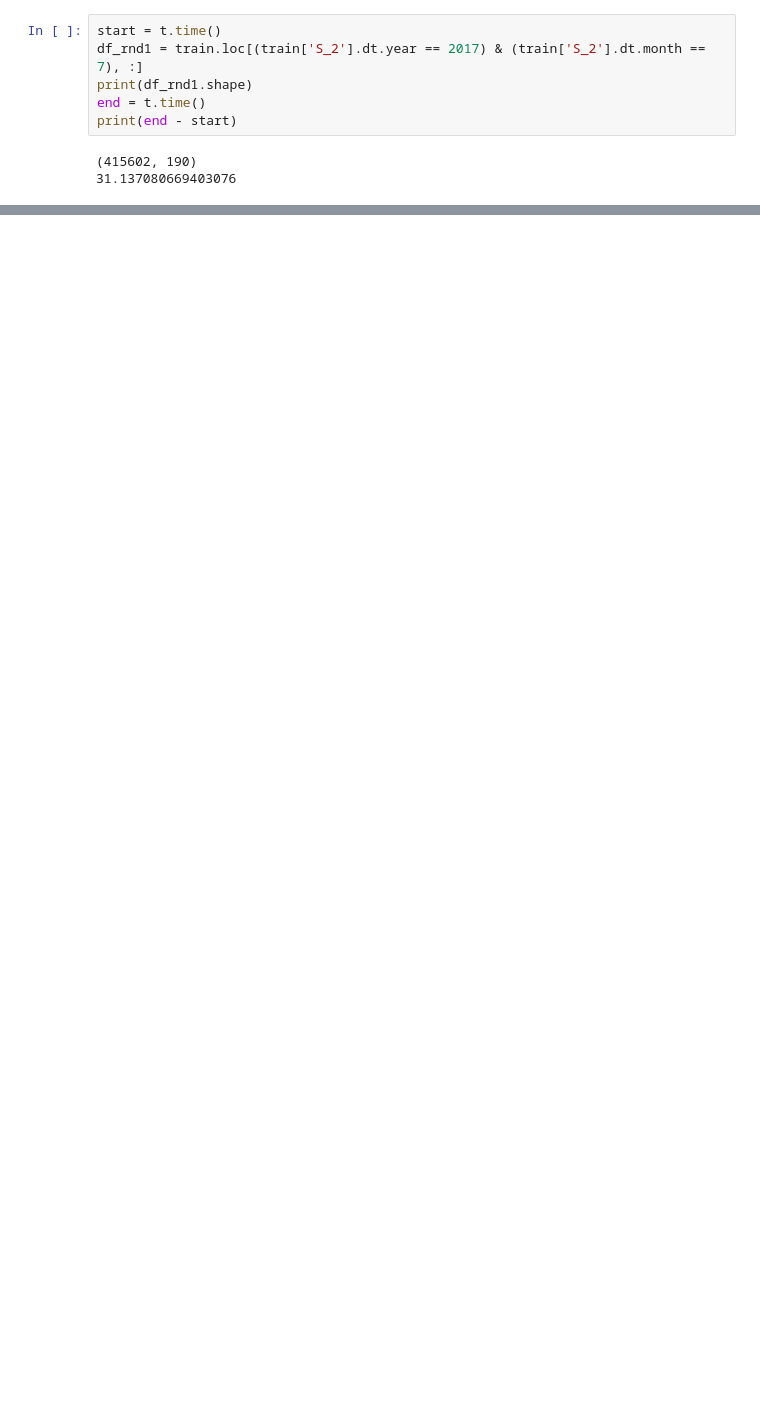
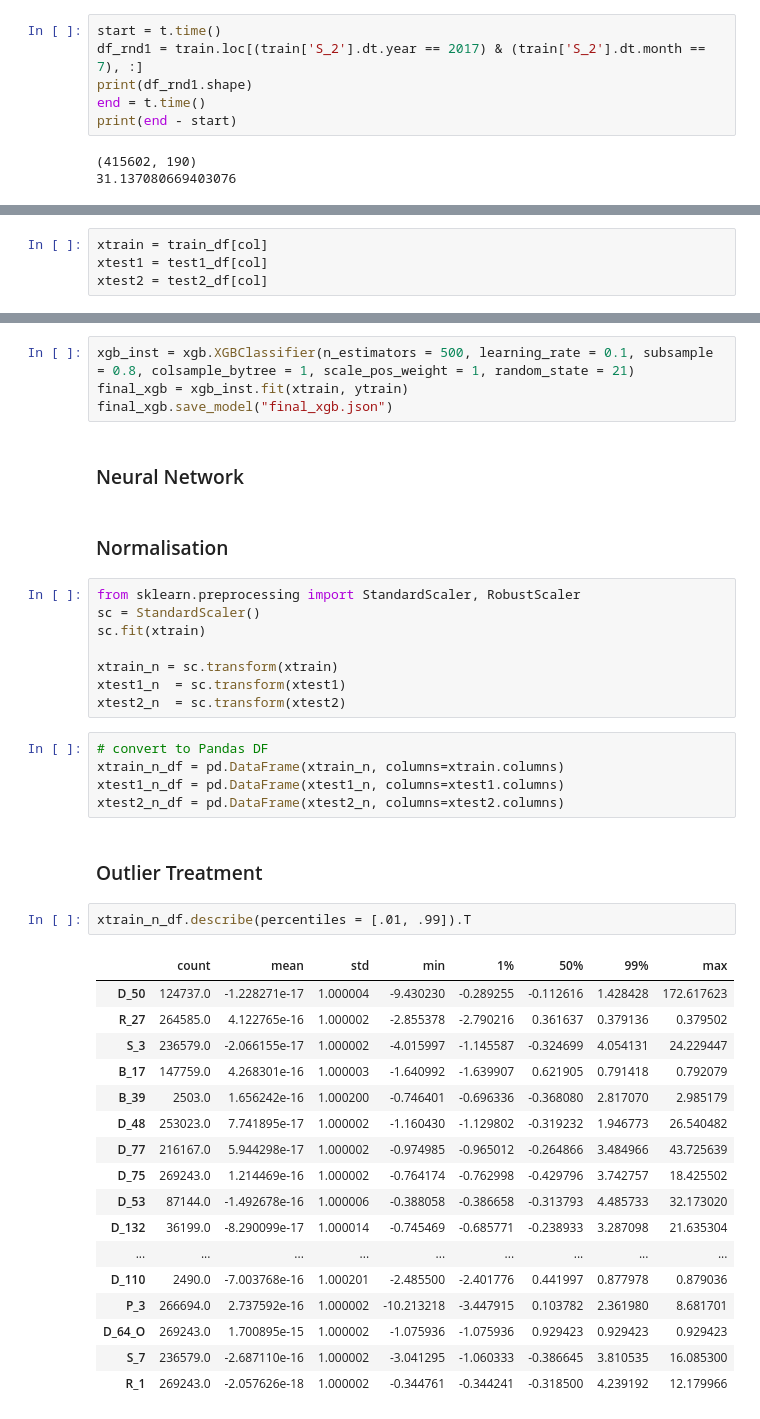
Before and after one commit to Shritej24c/Credit-Default-Pred, a Jupyter notebook: XGB.ipynb, the cells around one changed output, grey strips where cells are left out. Saved outputs shown, nothing was run; the diff lists cells and outputs as text; blank space fills up the shorter version.

```diff
--- a/XGB.ipynb
+++ b/XGB.ipynb
@@ -255,0 +393,4 @@ df_ts2 = df.loc[ (df_new['S_2'] >= '2018-02'), :]
+# %%
+xtrain = train_df[col]
+xtest1 = test1_df[col]
+xtest2 = test2_df[col]
@@ -269,0 +501,43 @@ for i in num_trees:
+# %%
+xgb_inst = xgb.XGBClassifier(n_estimators = 500, learning_rate = 0.1, subsample = 0.8, colsample_bytree = 1, scale_pos_weight = 1, random_state = 21)
+final_xgb = xgb_inst.fit(xtrain, ytrain)
+final_xgb.save_model("final_xgb.json")
+# %% [markdown]
+### Neural Network
+# %% [markdown]
+### Normalisation
+# %%
+from sklearn.preprocessing import StandardScaler, RobustScaler
+sc = StandardScaler()
+sc.fit(xtrain)
+
+xtrain_n = sc.transform(xtrain)
+xtest1_n  = sc.transform(xtest1)
+xtest2_n  = sc.transform(xtest2)
+# %%
+# convert to Pandas DF
+xtrain_n_df = pd.DataFrame(xtrain_n, columns=xtrain.columns)
+xtest1_n_df = pd.DataFrame(xtest1_n, columns=xtest1.columns)
+xtest2_n_df = pd.DataFrame(xtest2_n, columns=xtest2.columns)
+# %% [markdown]
+### Outlier Treatment
+# %%
+xtrain_n_df.describe(percentiles = [.01, .99]).T
+# %% [output]
+|  | count | mean | std | min | 1% | 50% | 99% | max |
+| D_50 | 124737.0 | -1.228271e-17 | 1.000004 | -9.430230 | -0.289255 | -0.112616 | 1.428428 | 172.617623 |
+| R_27 | 264585.0 | 4.122765e-16 | 1.000002 | -2.855378 | -2.790216 | 0.361637 | 0.379136 | 0.379502 |
+| S_3 | 236579.0 | -2.066155e-17 | 1.000002 | -4.015997 | -1.145587 | -0.324699 | 4.054131 | 24.229447 |
+| B_17 | 147759.0 | 4.268301e-16 | 1.000003 | -1.640992 | -1.639907 | 0.621905 | 0.791418 | 0.792079 |
+| B_39 | 2503.0 | 1.656242e-16 | 1.000200 | -0.746401 | -0.696336 | -0.368080 | 2.817070 | 2.985179 |
+| D_48 | 253023.0 | 7.741895e-17 | 1.000002 | -1.160430 | -1.129802 | -0.319232 | 1.946773 | 26.540482 |
+| D_77 | 216167.0 | 5.944298e-17 | 1.000002 | -0.974985 | -0.965012 | -0.264866 | 3.484966 | 43.725639 |
+| D_75 | 269243.0 | 1.214469e-16 | 1.000002 | -0.764174 | -0.762998 | -0.429796 | 3.742757 | 18.425502 |
+| D_53 | 87144.0 | -1.492678e-16 | 1.000006 | -0.388058 | -0.386658 | -0.313793 | 4.485733 | 32.173020 |
+| D_132 | 36199.0 | -8.290099e-17 | 1.000014 | -0.745469 | -0.685771 | -0.238933 | 3.287098 | 21.635304 |
+| ... | ... | ... | ... | ... | ... | ... | ... | ... |
+| D_110 | 2490.0 | -7.003768e-16 | 1.000201 | -2.485500 | -2.401776 | 0.441997 | 0.877978 | 0.879036 |
+| P_3 | 266694.0 | 2.737592e-16 | 1.000002 | -10.213218 | -3.447915 | 0.103782 | 2.361980 | 8.681701 |
+| D_64_O | 269243.0 | 1.700895e-15 | 1.000002 | -1.075936 | -1.075936 | 0.929423 | 0.929423 | 0.929423 |
+| S_7 | 236579.0 | -2.687110e-16 | 1.000002 | -3.041295 | -1.060333 | -0.386645 | 3.810535 | 16.085300 |
+| R_1 | 269243.0 | -2.057626e-18 | 1.000002 | -0.344761 | -0.344241 | -0.318500 | 4.239192 | 12.179966 |
```
Also changed, not shown: parts of 47 cells of this notebook.
